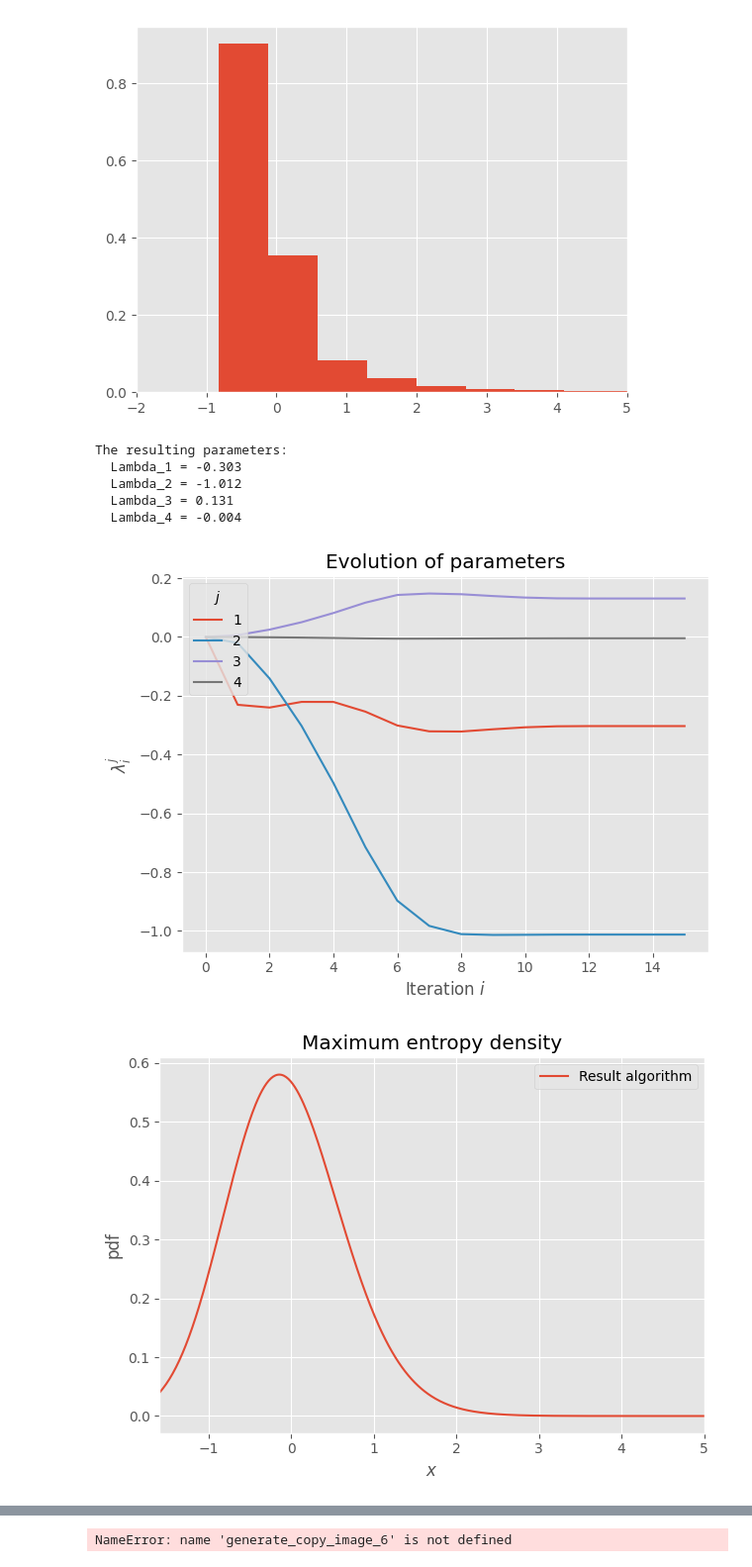
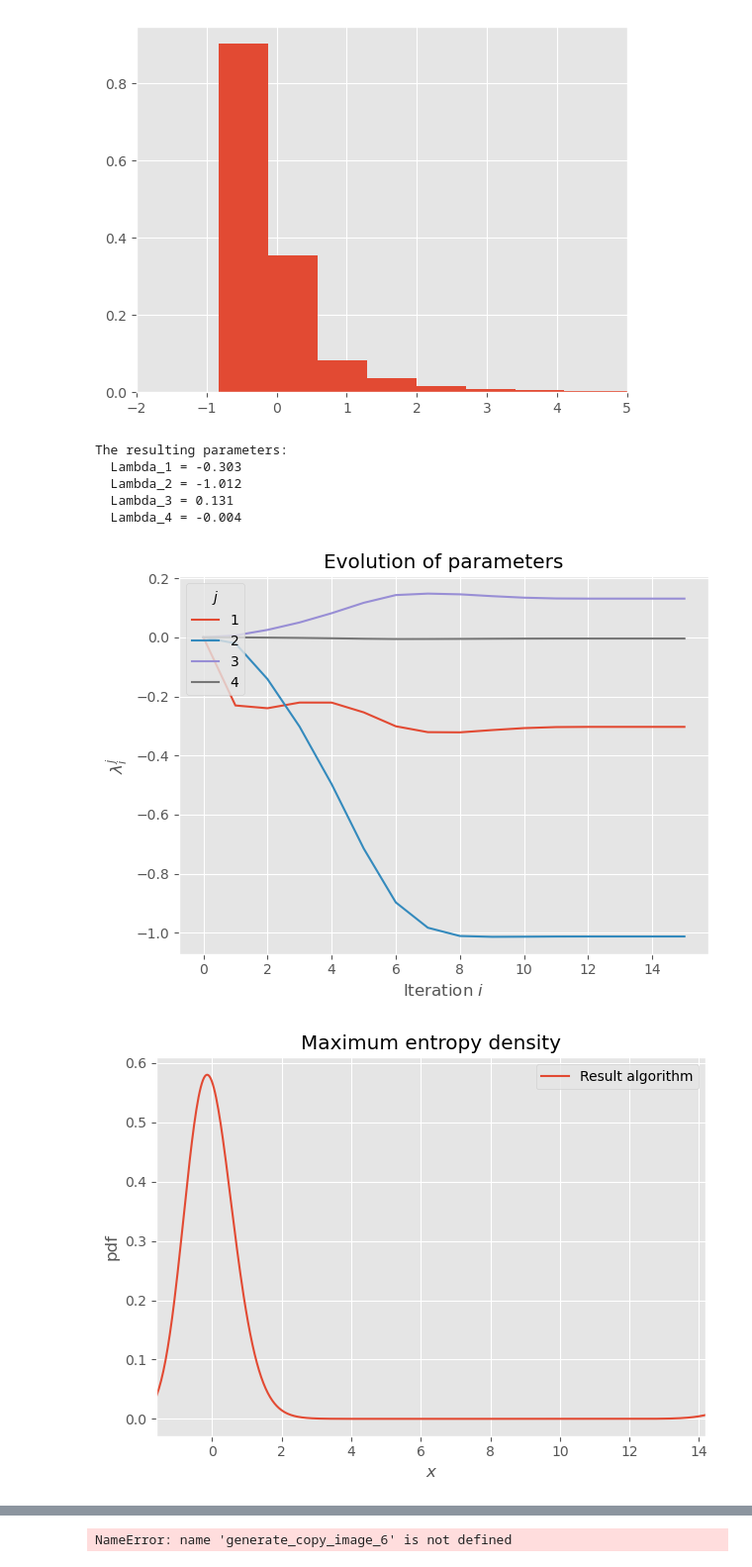
Before and after one commit to LiselotPrins/max_entropy, a Jupyter notebook: investigate_field.ipynb, the cells around one changed output, grey strips where cells are left out. Shown at 99% size. Drawn from its saved outputs; the diff is of its cells as text; code cells hidden in the pictures.

```diff
--- a/investigate_field.ipynb
+++ b/investigate_field.ipynb
@@ -31,26 +35,26 @@ Skewness: 7.33 || Kurtosis: 100.98
 # %%
 i = 0 #number of picture to look at
 picture = data[i]
 picture_flat = picture.flatten()
 l = np.min(picture)
 u = np.max(picture)+.1
 skew = np.mean(arr**3)
 kurt = np.mean(arr**4)
 n = 150
 
 ob_skewkurt = MaxEnt(support=(l,u),
                      n_quadrature=n,
                      b_constraints=d.b_constraint_skewkurt(skew,kurt),
                      f_vector=d.f_constraint_skewkurt)
 ob_skewkurt.visualize_algorithm()
-ob_skewkurt.visualize_solution(xlim=(l,5))
+ob_skewkurt.visualize_solution(xlim=(l,u))
 # %% [output]
 The resulting parameters:
   Lambda_1 = -0.303
   Lambda_2 = -1.012
   Lambda_3 = 0.131
   Lambda_4 = -0.004
-[figure, old version]
+[figure, new version]
-[figure, old version]
+[figure, new version]
 # %%
 N=500
```
Also changed, not shown: parts of 4 cells of this notebook, 53 other files.
